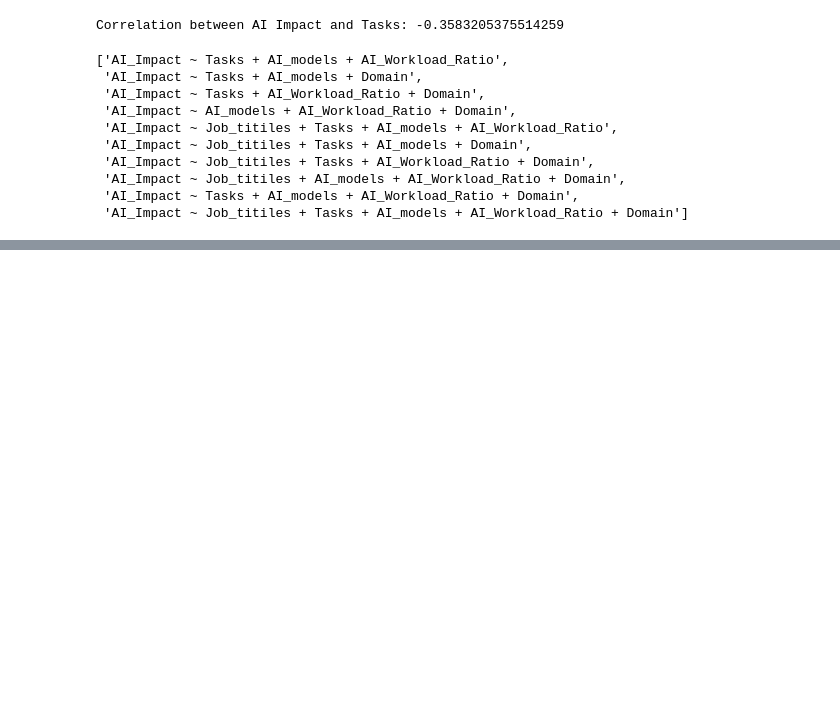
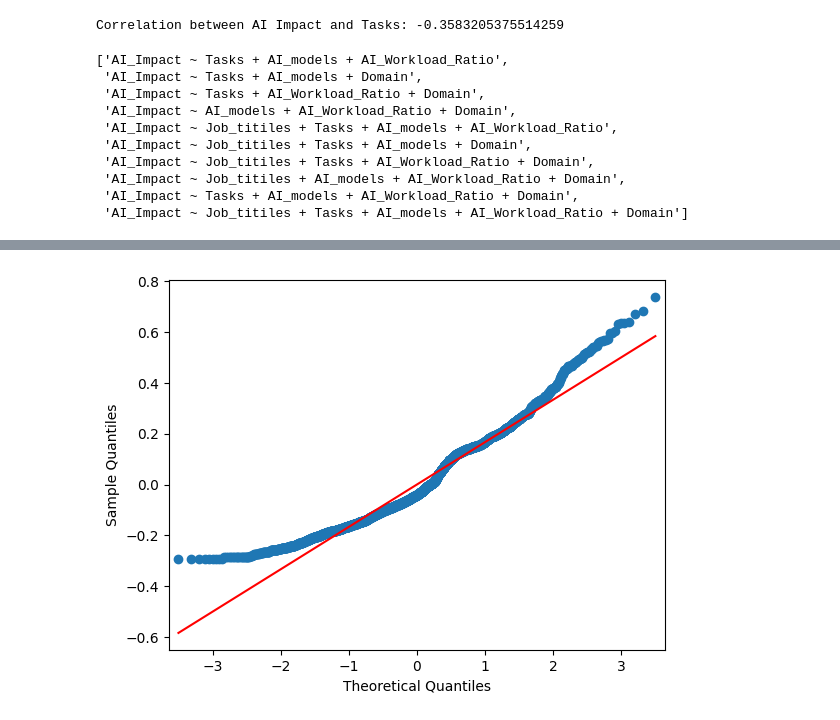
Before and after one commit to adrianapsay/math189finalproject, a Jupyter notebook: jessie.ipynb, the cells around one changed output, grey strips where cells are left out. Drawn from its saved outputs; the diff is of its cells as text; code cells hidden in the pictures; blank space fills up the shorter version.

```diff
--- a/jessie.ipynb
+++ b/jessie.ipynb
@@ -452,0 +594,4 @@ Index(['Job_titiles', 'Tasks', 'AI_models', 'AI_Workload_Ratio', 'Domain'], dtyp
+# %%
+covariate = ' + '.join(backward_vars)
+model = smf.ols(f'AI_Impact ~ {covariate}', data = filtered_df).fit()
+print(model.summary())
@@ -452,0 +624,4 @@ Index(['Job_titiles', 'Tasks', 'AI_models', 'AI_Workload_Ratio', 'Domain'], dtyp
+# %%
+sm.qqplot(model.resid, line ='s');
+# %% [output]
+[figure, added]
```
Also changed, not shown: parts of 24 cells of this notebook.
